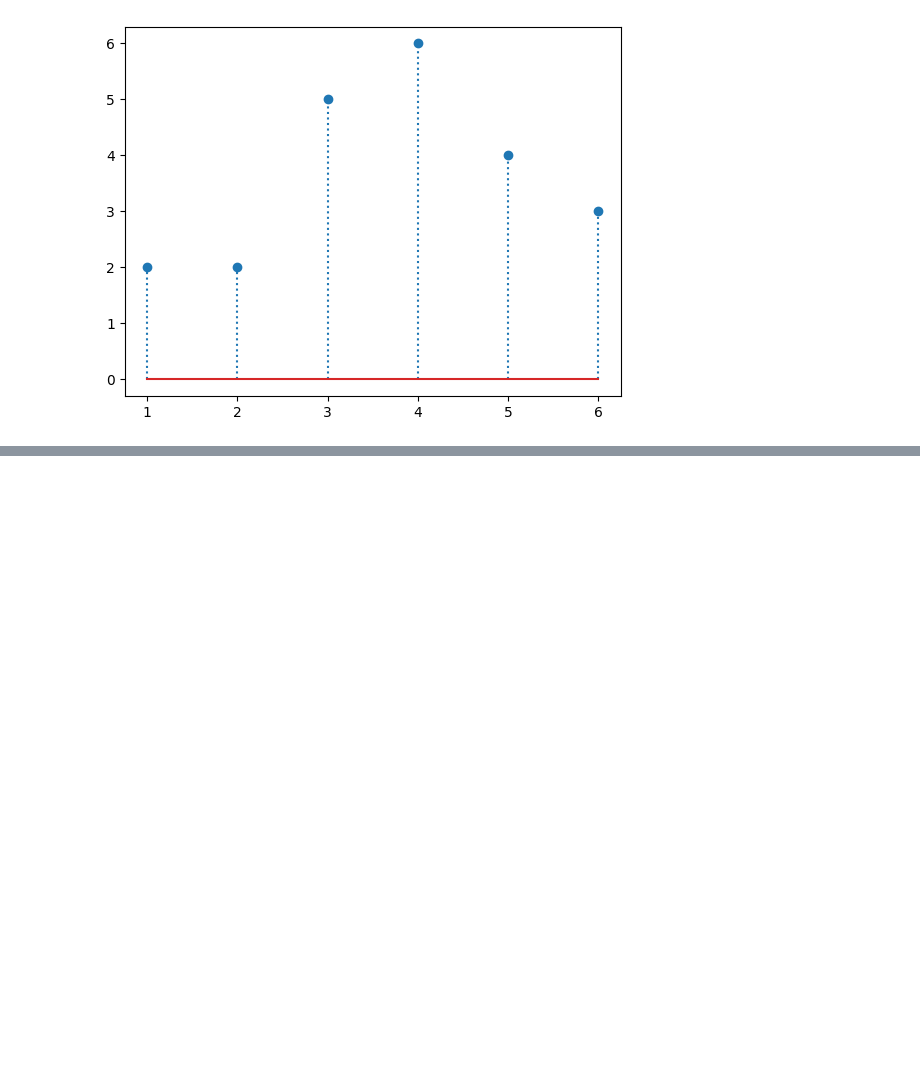
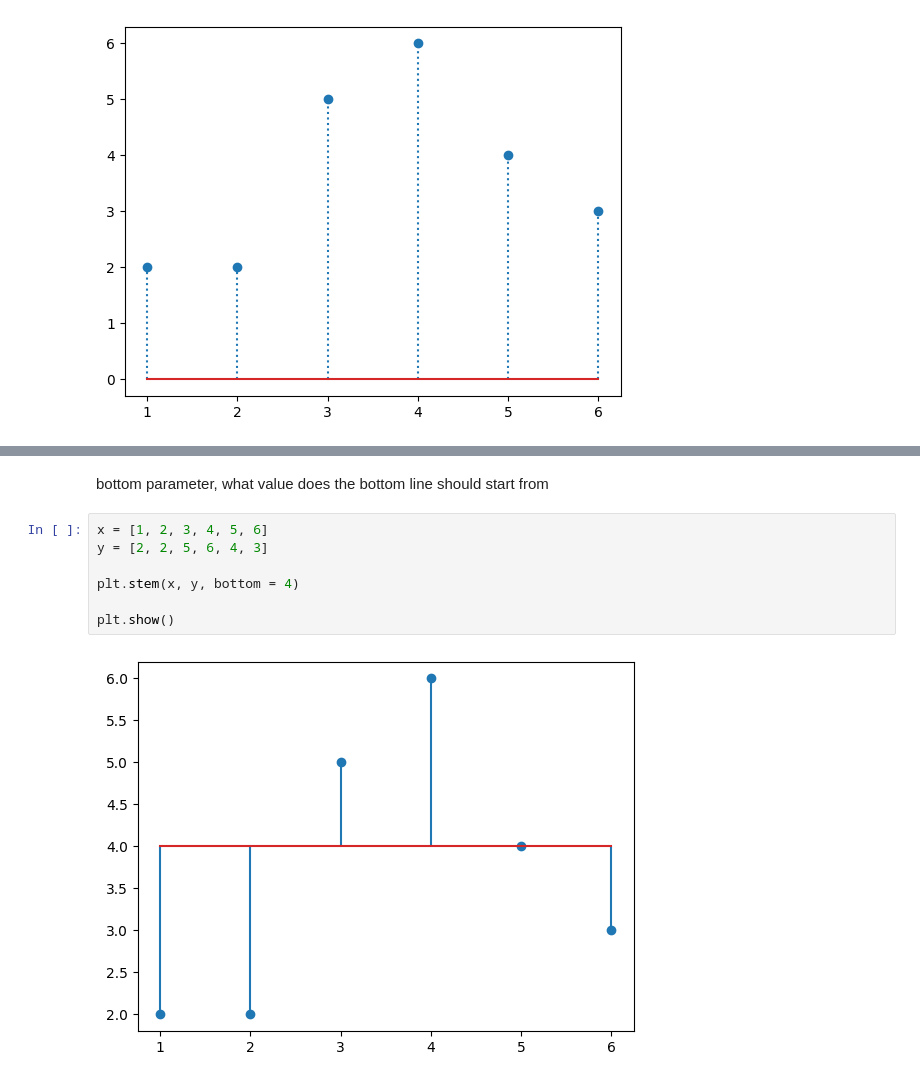
Before and after one commit to Musawer-Afzal/AI-Engineering, a Jupyter notebook: Matplotlib/stem_plot.ipynb, the cells around one changed output, grey strips where cells are left out. Drawn from its saved outputs; the diff is of its cells as text; blank space fills up the shorter version.

Commit message:
bottom parameter, whare the bottom values should start from

```diff
--- a/Matplotlib/stem_plot.ipynb
+++ b/Matplotlib/stem_plot.ipynb
@@ -31,3 +36,14 @@ plt.stem(x, y, linefmt = ":", markerfmt = "r+")
 plt.show()
 # %% [output]
 [figure]
+# %% [markdown]
+bottom parameter, what value does the bottom line should start from
+# %%
+x = [1, 2, 3, 4, 5, 6]
+y = [2, 2, 5, 6, 4, 3]
+
+plt.stem(x, y, bottom = 4)
+
+plt.show()
+# %% [output]
+[figure, added]
```
Also changed, not shown: parts of 1 cell of this notebook.
